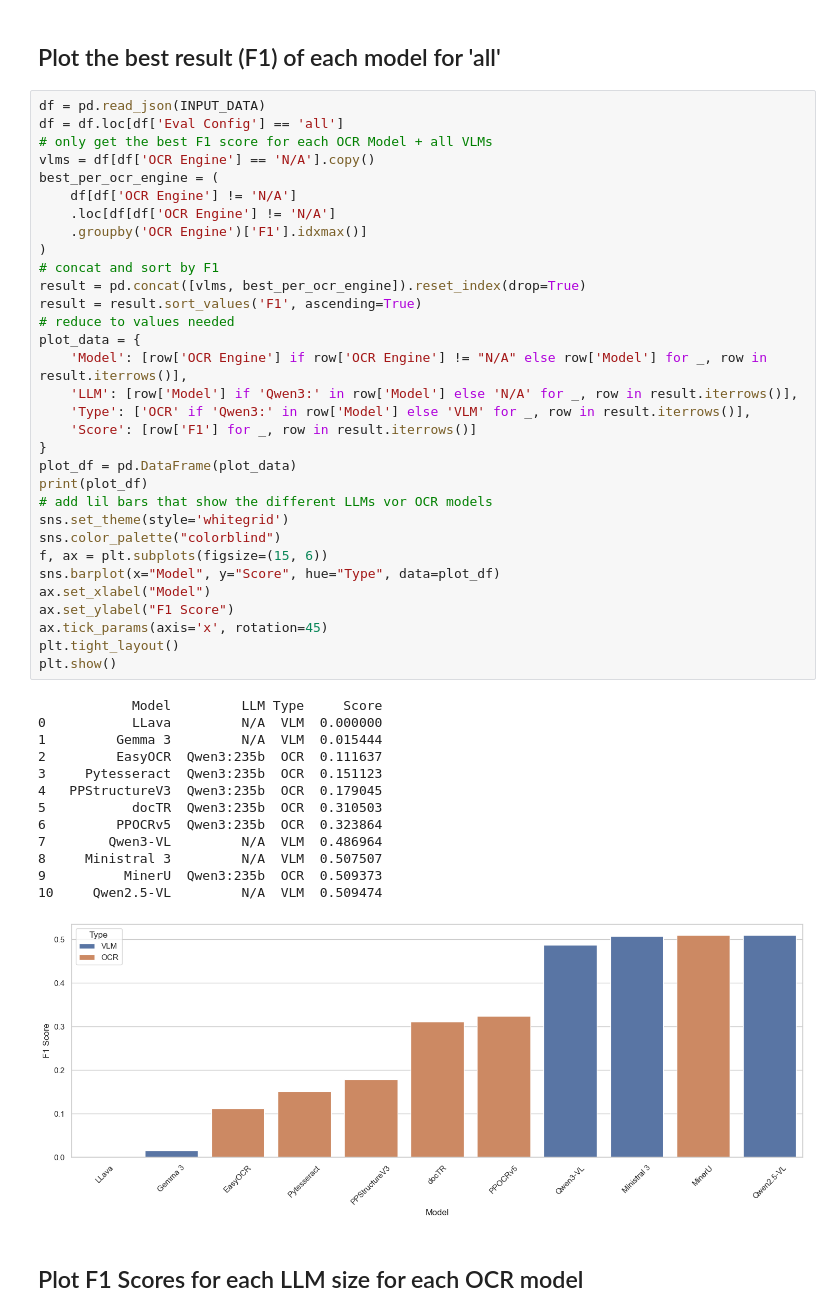
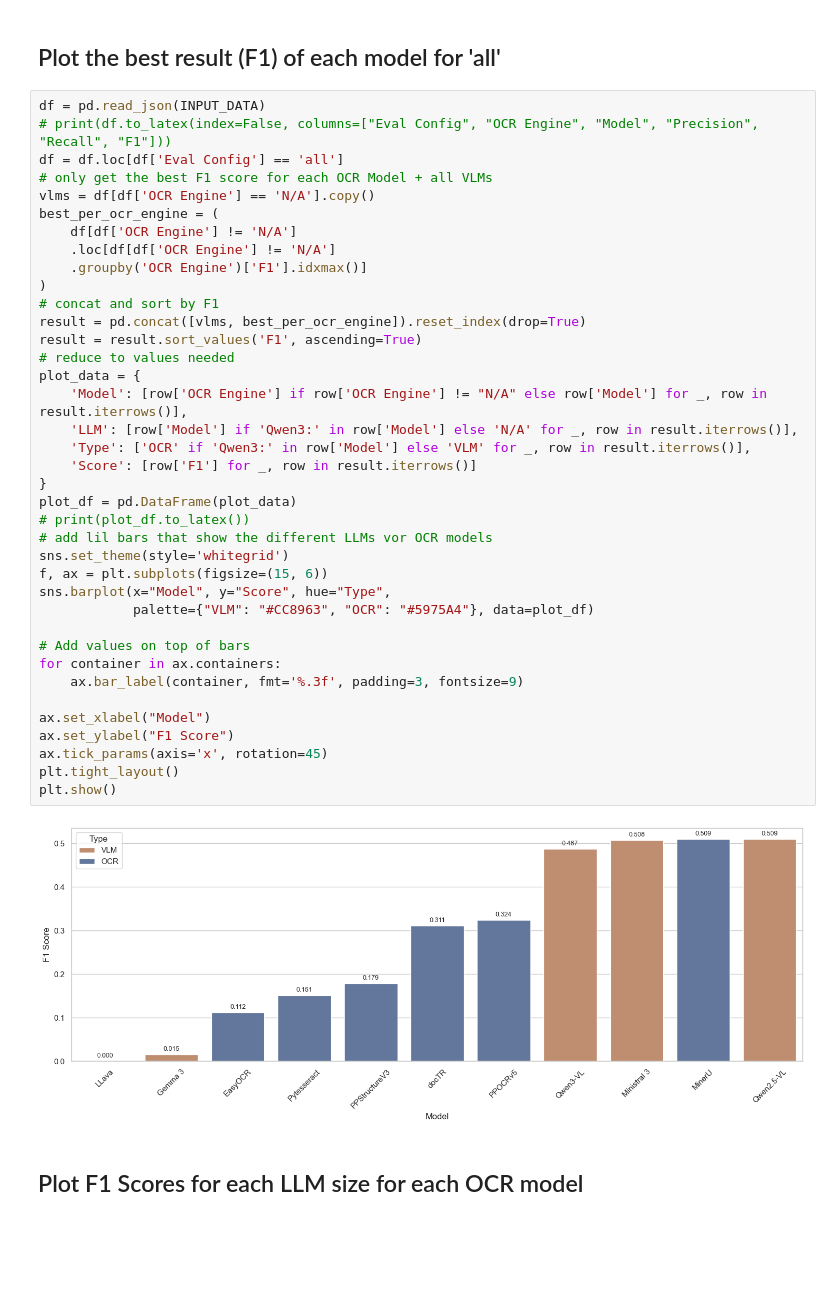
Before and after one commit to calgo-lab/struct-extract-research, a Jupyter notebook: src/eval_vis.ipynb, the cells around one changed output. Saved outputs shown, nothing was run; the diff lists cells and outputs as text; blank space fills up the shorter version.

Commit message:
update eval vis to vector graphics, use uniform colors

```diff
--- a/src/eval_vis.ipynb
+++ b/src/eval_vis.ipynb
@@ -12,50 +12,44 @@ INPUT_DATA = "../data/benchmark_results.json"
 ## Plot the best result (F1) of each model for 'all'
 # %%
 df = pd.read_json(INPUT_DATA)
+# print(df.to_latex(index=False, columns=["Eval Config", "OCR Engine", "Model", "Precision", "Recall", "F1"]))
 df = df.loc[df['Eval Config'] == 'all']
 # only get the best F1 score for each OCR Model + all VLMs
 vlms = df[df['OCR Engine'] == 'N/A'].copy()
 best_per_ocr_engine = (
     df[df['OCR Engine'] != 'N/A']
     .loc[df[df['OCR Engine'] != 'N/A']
     .groupby('OCR Engine')['F1'].idxmax()]
 )
 # concat and sort by F1
 result = pd.concat([vlms, best_per_ocr_engine]).reset_index(drop=True)
 result = result.sort_values('F1', ascending=True)
 # reduce to values needed
 plot_data = {
     'Model': [row['OCR Engine'] if row['OCR Engine'] != "N/A" else row['Model'] for _, row in result.iterrows()],
     'LLM': [row['Model'] if 'Qwen3:' in row['Model'] else 'N/A' for _, row in result.iterrows()],
     'Type': ['OCR' if 'Qwen3:' in row['Model'] else 'VLM' for _, row in result.iterrows()],
     'Score': [row['F1'] for _, row in result.iterrows()]
 }
 plot_df = pd.DataFrame(plot_data)
-print(plot_df)
+# print(plot_df.to_latex())
 # add lil bars that show the different LLMs vor OCR models
 sns.set_theme(style='whitegrid')
-sns.color_palette("colorblind")
 f, ax = plt.subplots(figsize=(15, 6))
-sns.barplot(x="Model", y="Score", hue="Type", data=plot_df)
+sns.barplot(x="Model", y="Score", hue="Type",
+            palette={"VLM": "#CC8963", "OCR": "#5975A4"}, data=plot_df)
+
+# Add values on top of bars
+for container in ax.containers:
+    ax.bar_label(container, fmt='%.3f', padding=3, fontsize=9)
+
 ax.set_xlabel("Model")
 ax.set_ylabel("F1 Score")
 ax.tick_params(axis='x', rotation=45)
 plt.tight_layout()
 plt.show()
 # %% [output]
-            Model         LLM Type     Score
-0           LLava         N/A  VLM  0.000000
-1         Gemma 3         N/A  VLM  0.015444
-2         EasyOCR  Qwen3:235b  OCR  0.111637
-3     Pytesseract  Qwen3:235b  OCR  0.151123
-4   PPStructureV3  Qwen3:235b  OCR  0.179045
-5           docTR  Qwen3:235b  OCR  0.310503
-6         PPOCRv5  Qwen3:235b  OCR  0.323864
-7        Qwen3-VL         N/A  VLM  0.486964
-8     Ministral 3         N/A  VLM  0.507507
-9          MinerU  Qwen3:235b  OCR  0.509373
-10     Qwen2.5-VL         N/A  VLM  0.509474
-[figure, old version]
+[figure, new version]
 # %% [markdown]
 ## Plot F1 Scores for each LLM size for each OCR model
 # %%
```
Also changed, not shown: parts of 1 cell of this notebook.
